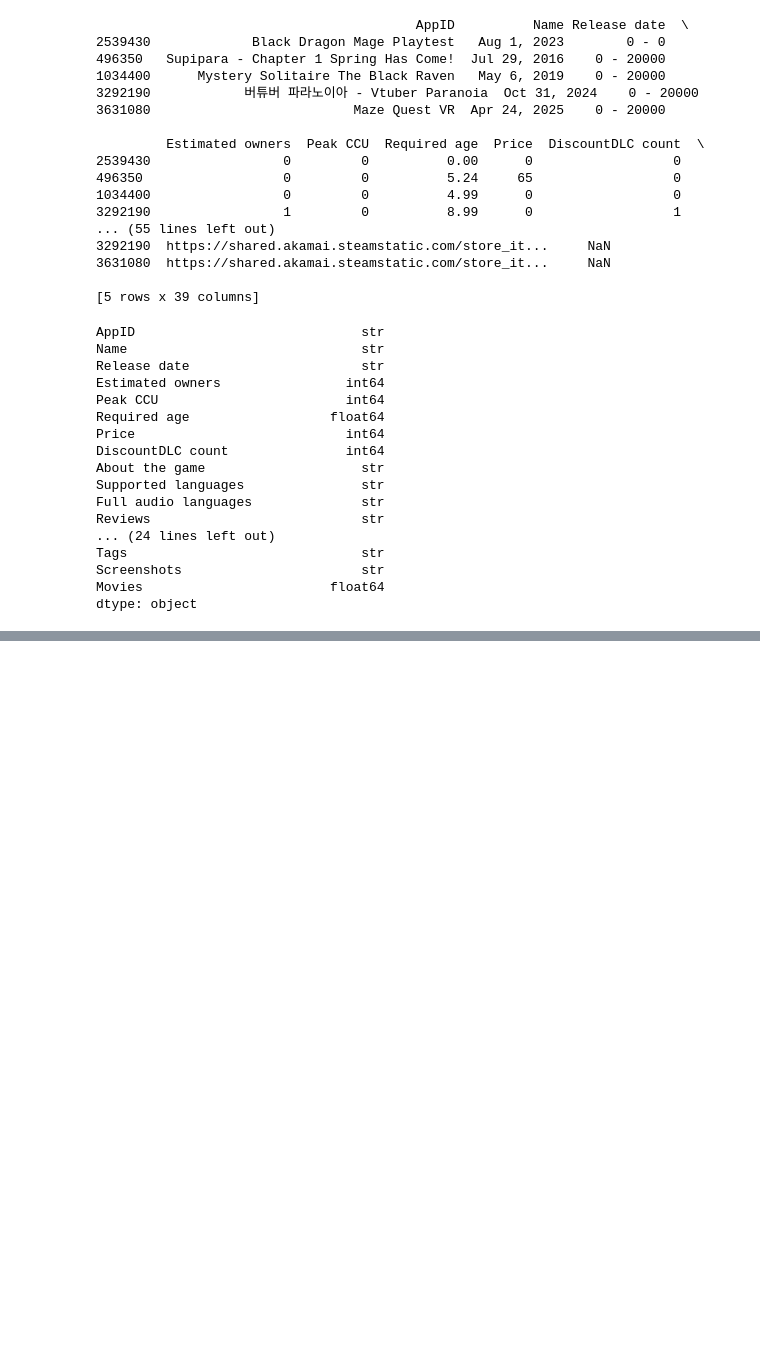
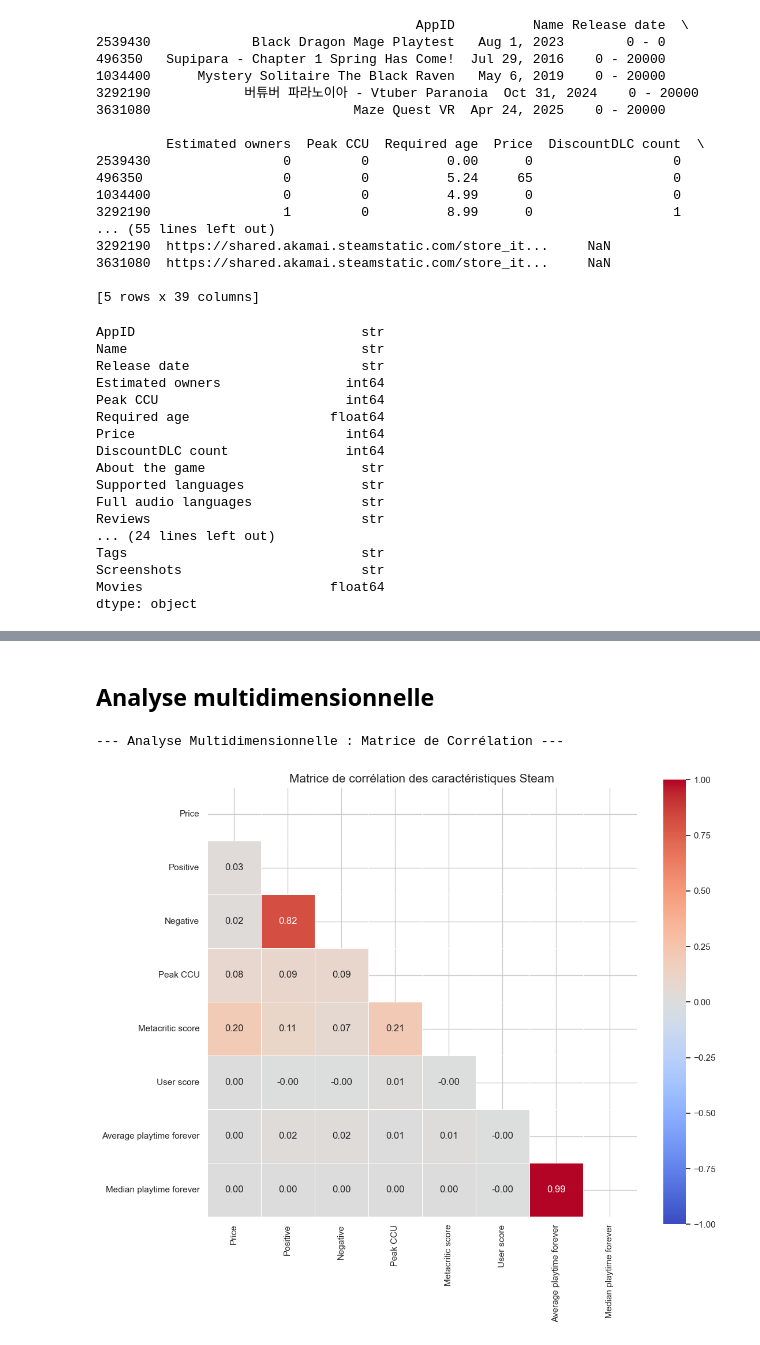
Before and after one commit to Eliott67/Projet_ADD, a Jupyter notebook: projet_ADD.ipynb, the cells around one changed output, grey strips where cells are left out. Drawn from its saved outputs; the diff is of its cells as text; code cells hidden in the pictures; blank space fills up the shorter version.

```diff
--- a/projet_ADD.ipynb
+++ b/projet_ADD.ipynb
@@ -61,0 +177,33 @@ df.describe()
+# %% [markdown]
+## Analyse multidimensionnelle
+# %%
+def plot_correlation_matrix(df):
+    print("\n--- Analyse Multidimensionnelle : Matrice de Corrélation ---")
+
+    cols_etude = [
+        'Price', 'Positive', 'Negative', 'Peak CCU',
+        'Metacritic score', 'User score', 'DLC count',
+        'Average playtime forever', 'Median playtime forever'
+    ]
+
+
+    cols_etude = [c for c in cols_etude if c in df.columns]
+
+
+    corr = df[cols_etude].corr()
+
+
+    plt.figure(figsize=(12, 10))
+    mask = np.triu(np.ones_like(corr, dtype=bool))
+
+    sns.heatmap(corr, mask=mask, annot=True, fmt=".2f", cmap='coolwarm',
+                vmin=-1, vmax=1, center=0, square=True, linewidths=.5)
+
+    plt.title("Matrice de corrélation des caractéristiques Steam", fontsize=15)
+    plt.show()
+
+
+plot_correlation_matrix(df)
+# %% [output]
+--- Analyse Multidimensionnelle : Matrice de Corrélation ---
+[figure, added]
```
Also changed, not shown: parts of 3 cells of this notebook.
